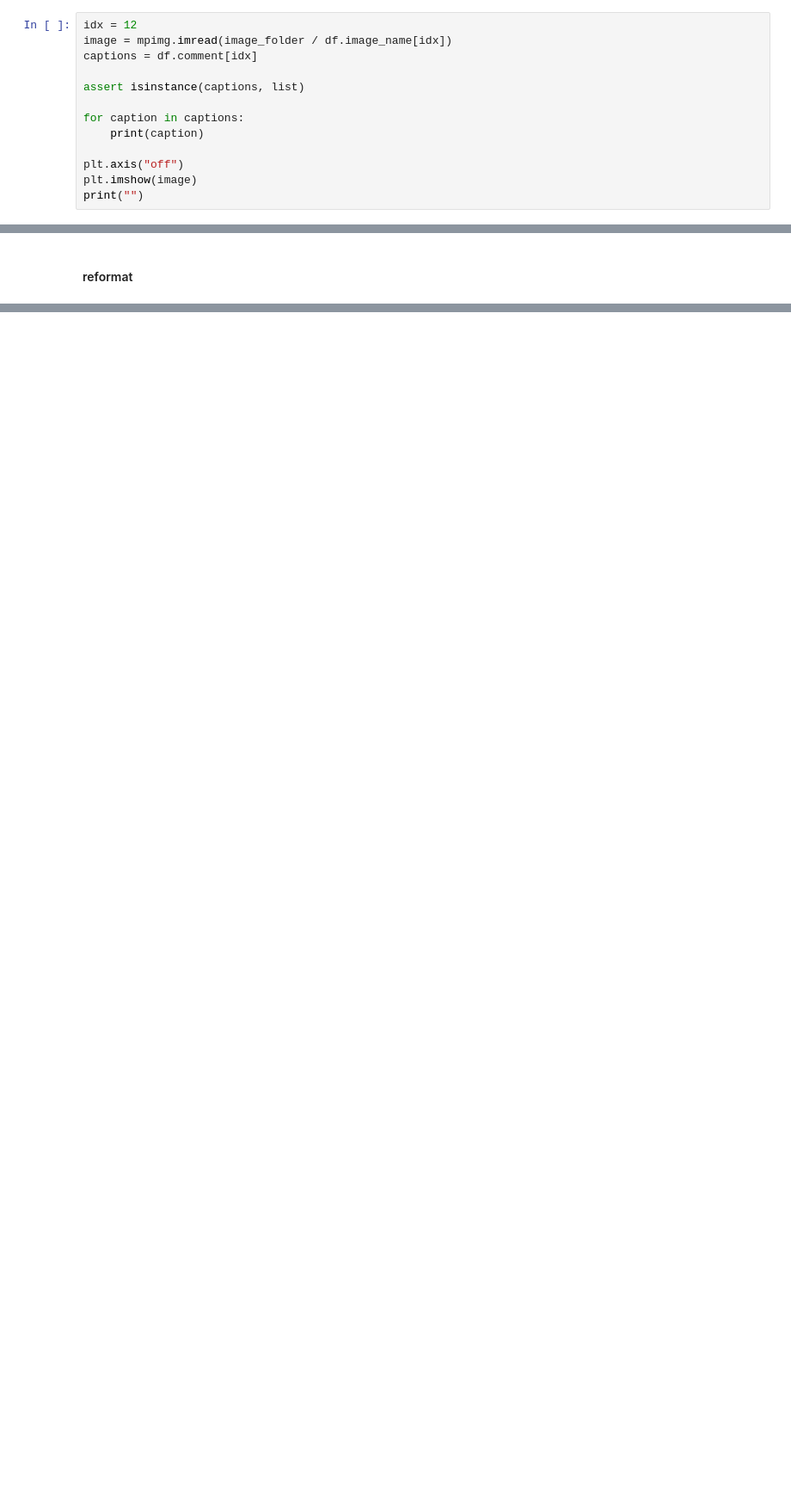
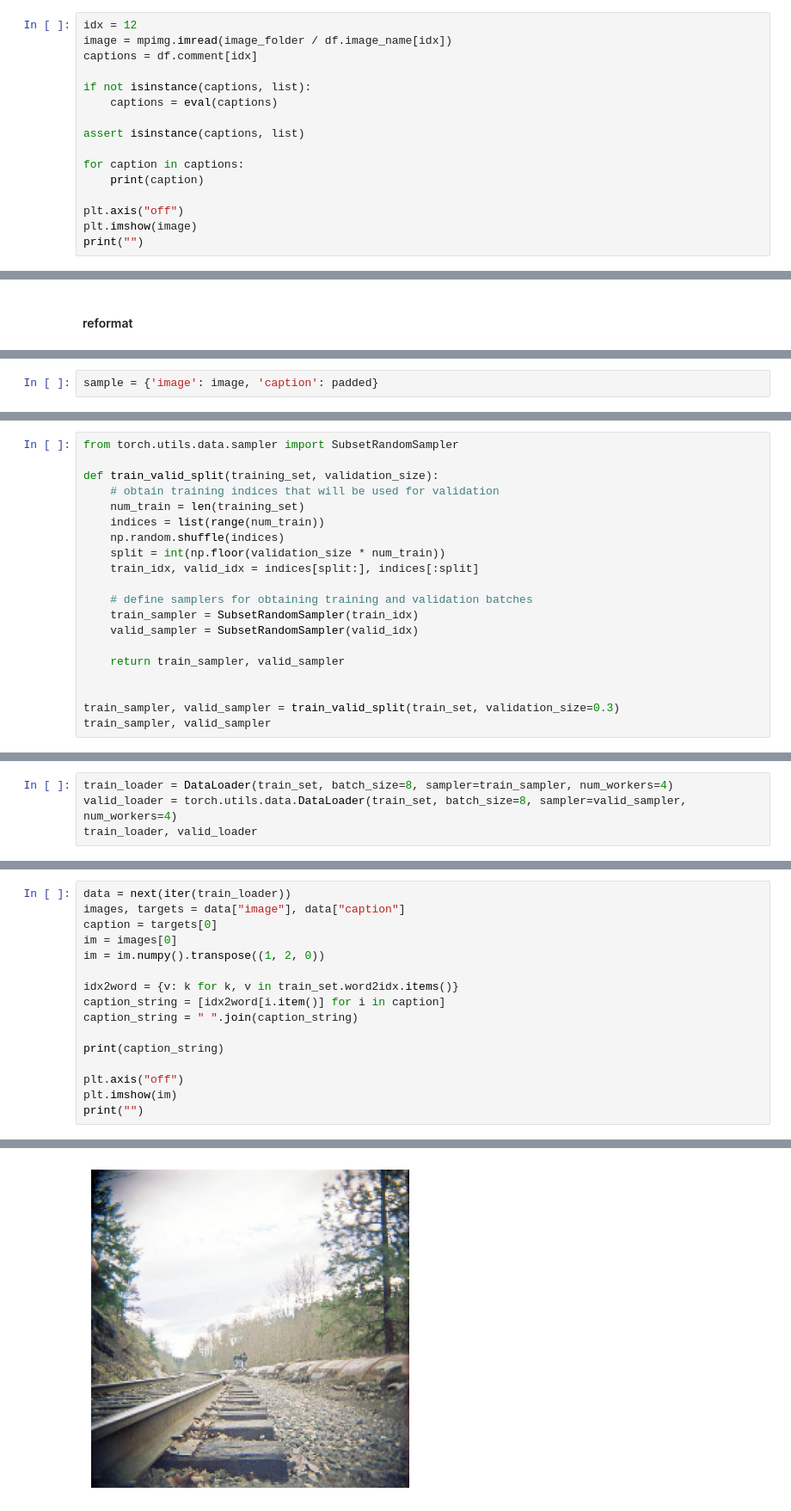
Before and after one commit to Mdhvince/image_captioning, a Jupyter notebook: notebook/2.load_and_train.ipynb, the cells around one changed output, grey strips where cells are left out. Shown at 86% size. Drawn from its saved outputs; the diff is of its cells as text; blank space fills up the shorter version.

```diff
--- a/notebook/exploration.ipynb
+++ b/notebook/2.load_and_train.ipynb
@@ -191,6 +33,9 @@ import matplotlib.image as mpimg
 idx = 12
 image = mpimg.imread(image_folder / df.image_name[idx])
 captions = df.comment[idx]
+
+if not isinstance(captions, list):
+    captions = eval(captions)
 
 assert isinstance(captions, list)
 
@@ -270,0 +180,2 @@ caption_enriched
+# %%
+sample = {'image': image, 'caption': padded}
@@ -270,0 +310,20 @@ caption_enriched
+# %%
+from torch.utils.data.sampler import SubsetRandomSampler
+
+def train_valid_split(training_set, validation_size):
+    # obtain training indices that will be used for validation
+    num_train = len(training_set)
+    indices = list(range(num_train))
+    np.random.shuffle(indices)
+    split = int(np.floor(validation_size * num_train))
+    train_idx, valid_idx = indices[split:], indices[:split]
+
+    # define samplers for obtaining training and validation batches
+    train_sampler = SubsetRandomSampler(train_idx)
+    valid_sampler = SubsetRandomSampler(valid_idx)
+
+    return train_sampler, valid_sampler
+
+
+train_sampler, valid_sampler = train_valid_split(train_set, validation_size=0.3)
+train_sampler, valid_sampler
@@ -270,0 +333,4 @@ caption_enriched
+# %%
+train_loader = DataLoader(train_set, batch_size=8, sampler=train_sampler, num_workers=4)
+valid_loader = torch.utils.data.DataLoader(train_set, batch_size=8, sampler=valid_sampler, num_workers=4)
+train_loader, valid_loader
@@ -270,0 +342,17 @@ caption_enriched
+# %%
+data = next(iter(train_loader))
+images, targets = data["image"], data["caption"]
+caption = targets[0]
+im = images[0]
+im = im.numpy().transpose((1, 2, 0))
+
+idx2word = {v: k for k, v in train_set.word2idx.items()}
+caption_string = [idx2word[i.item()] for i in caption]
+caption_string = " ".join(caption_string)
+
+print(caption_string)
+
+plt.axis("off")
+plt.imshow(im)
+print("")
+# %% [output]
@@ -270,0 +360 @@ caption_enriched
+[figure, added]
```
Also changed, not shown: parts of 56 cells of this notebook, 4 other files.
